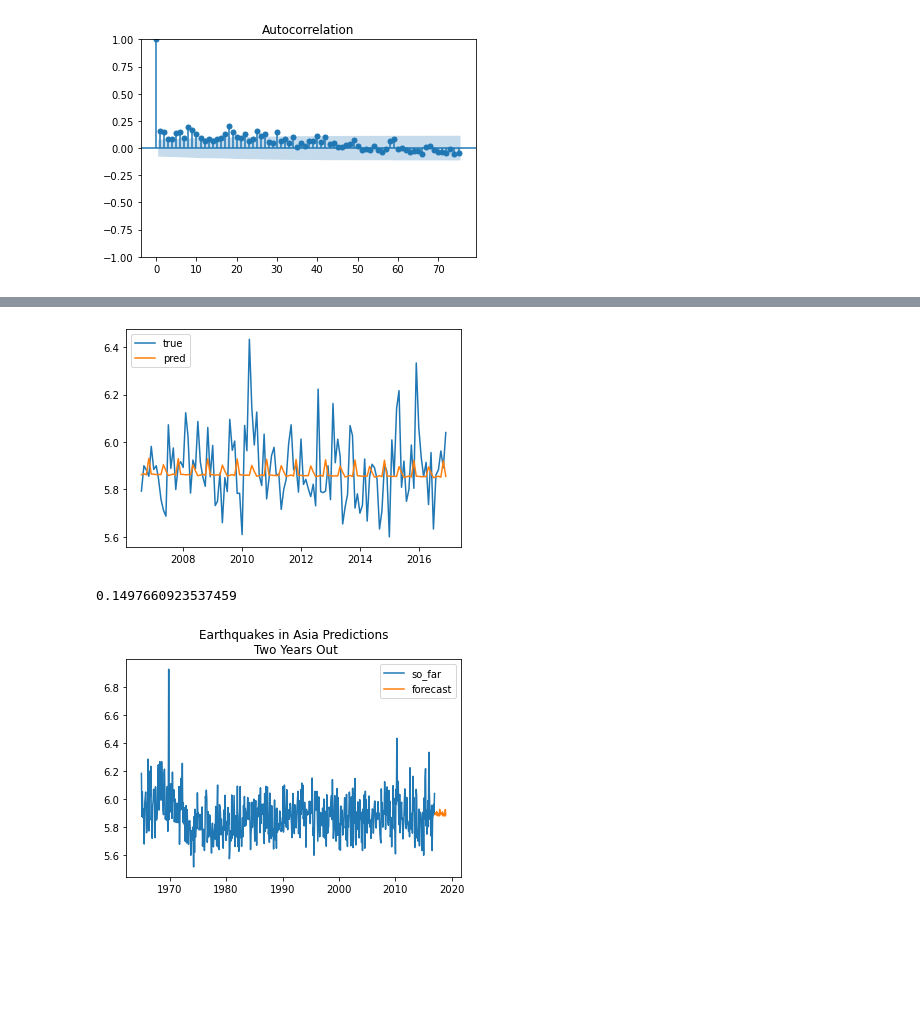
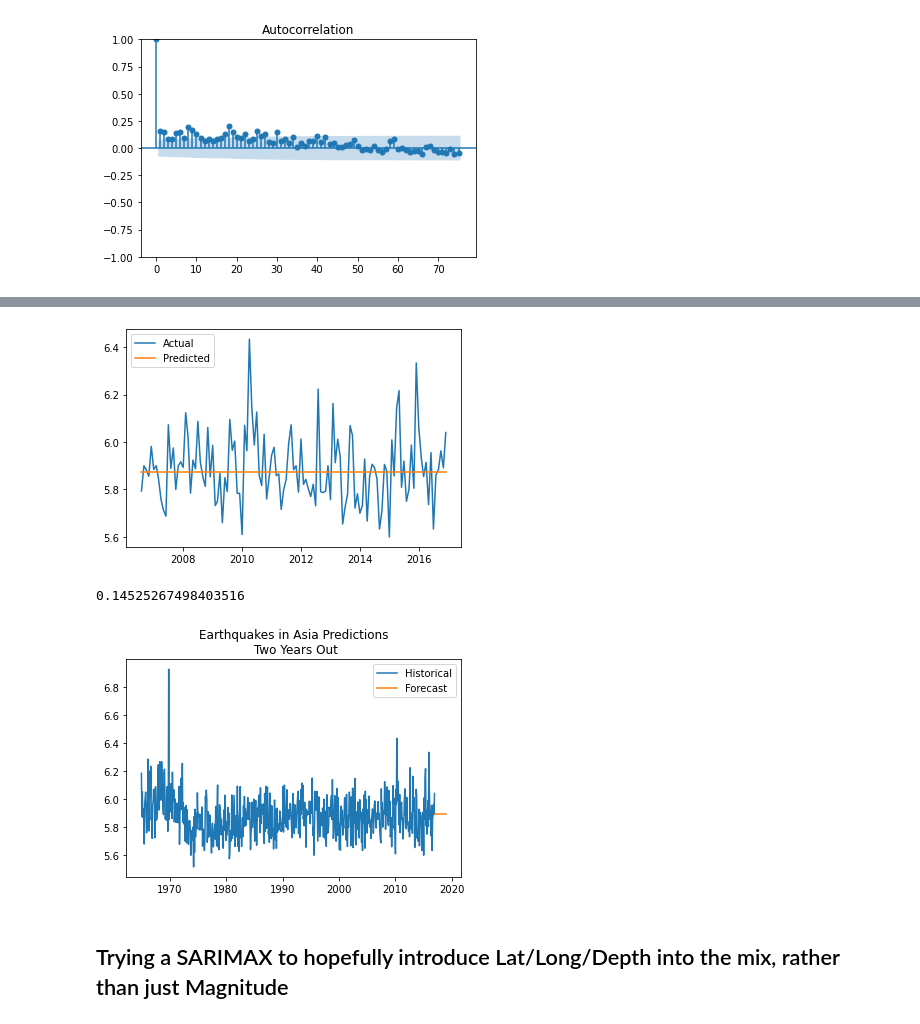
Before and after one commit to theobigdog/On-Shaky-Ground---Earthquakes-in-Asia, a Jupyter notebook: Flatiron Capstone - Earthquake Prediction.ipynb, the cells around one changed output, grey strips where cells are left out. Cells and saved outputs as stored; diff of their text form; code cells hidden in the pictures; blank space fills up the shorter version.

```diff
--- a/Flatiron Capstone - Earthquake Prediction.ipynb
+++ b/Flatiron Capstone - Earthquake Prediction.ipynb
@@ -249,3 +344,9 @@ df_countries = pd.read_csv('data/fixed_countries.csv')
+# %%
+lat_long = []
+for i in range(len(df_countries['Latitude'])):
+    lat_long.append([round(df_countries['Latitude'][i],3), round(df_countries['Longitude'][i],3)])
+# %%
+df_countries['Lat_Long'] = lat_long
 # %% [markdown]
 ### Now we can identify each earthquake as occurring in asia, by using the following function to check for presence in the following [list of asian countries](https://www.countries-ofthe-world.com/countries-of-asia.html):
 # %%
@@ -1028,7 +1138,7 @@ ARIMA(1, 1, 1)x(1, 1, 1, 12) - AIC:-509.6673977122034
 # %%
 sari_mod =SARIMAX(train,
                   order=(0,1,1),
-                  seasonal_order=(0, 1, 1, 12),
+                  seasonal_order=(0, 0, 0, 12), #was 0,1,1
                   enforce_stationarity=False,
                   enforce_invertibility=False).fit()
 # %%
@@ -1047,16 +1157,16 @@ plt.legend();
 # %%
 fig, ax = plt.subplots()
 
-ax.plot(test, label='true')
-ax.plot(y_hat_test, label='pred')
+ax.plot(test, label='Actual')
+ax.plot(y_hat_test, label='Predicted')
 
 plt.legend();
 # %% [output]
-[figure, old version]
+[figure, new version]
 # %%
 np.sqrt(mean_squared_error(test, y_hat_test))
 # %% [output]
-0.1497660923537459
+0.14525267498403516
 # %%
 sari_mod = SARIMAX(monthly_mean_asian,
                   order=(0, 1, 1),
@@ -1068,10 +1178,12 @@ forecast = sari_mod.forecast(steps=24)
 # %%
 fig, ax = plt.subplots()
 
-ax.plot(monthly_mean_asian, label='so_far')
-ax.plot(forecast, label='forecast')
+ax.plot(monthly_mean_asian, label='Historical')
+ax.plot(forecast, label='Forecast')
 ax.set_title('Earthquakes in Asia Predictions\n Two Years Out')
 
 plt.legend();
 # %% [output]
-[figure, old version]
+[figure, new version]
+# %% [markdown]
+## Trying a SARIMAX to hopefully introduce Lat/Long/Depth into the mix, rather than just Magnitude
```
Also changed, not shown: parts of 76 cells of this notebook.
